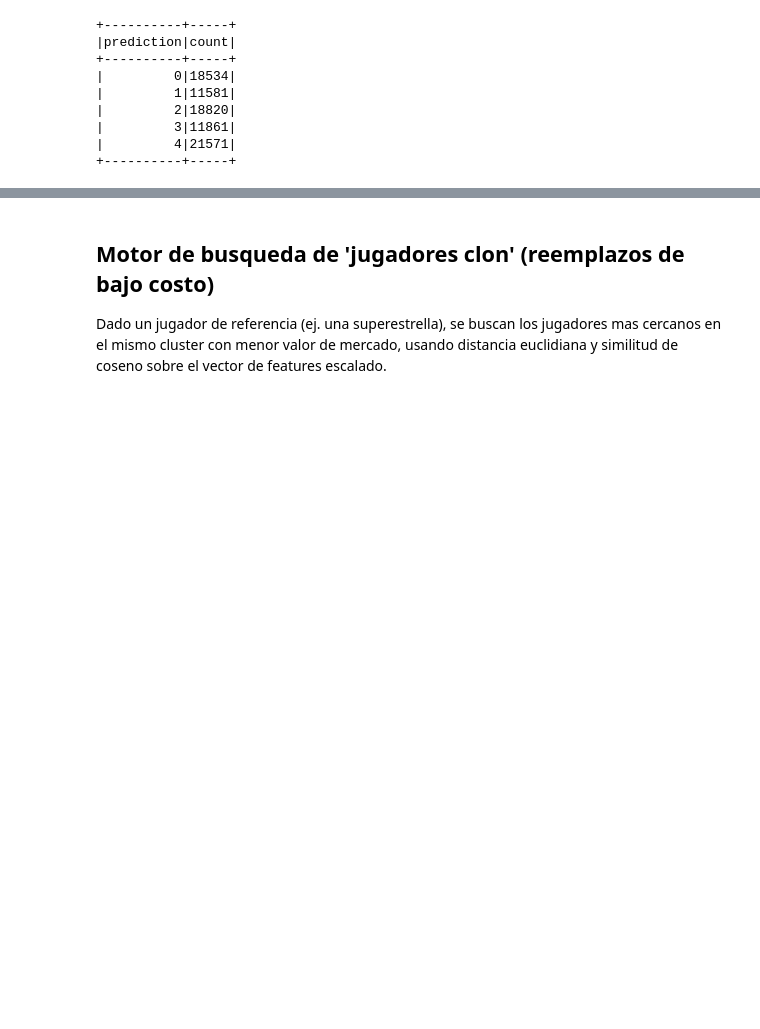
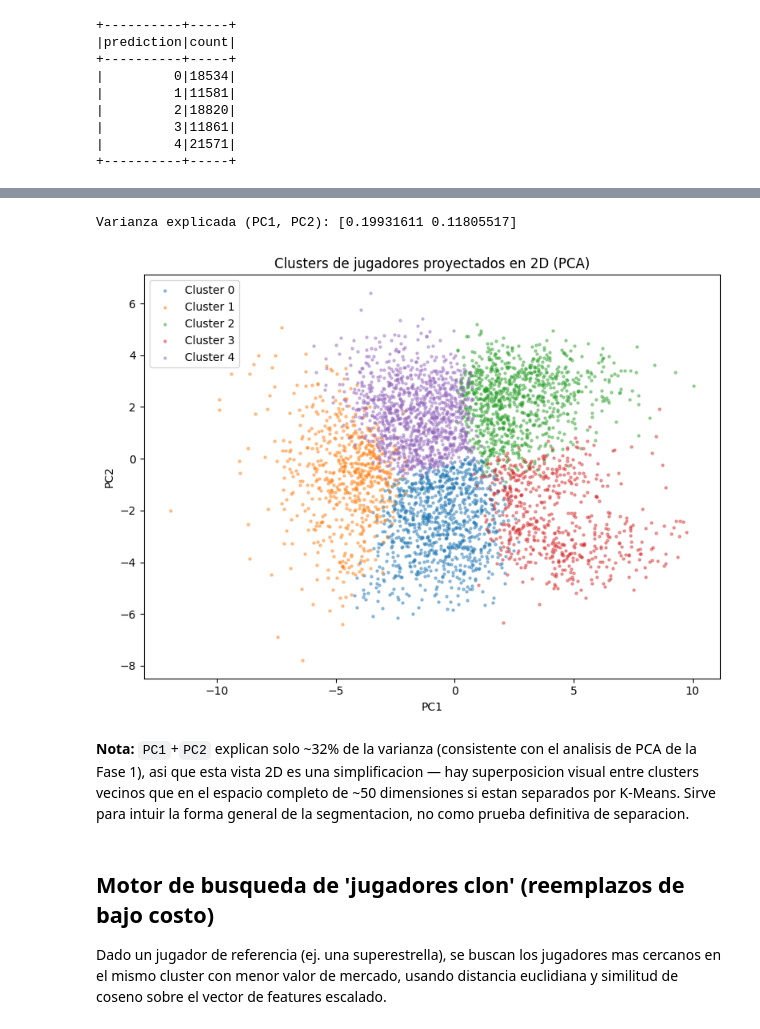
Before and after one commit to RodrigoAGA/proyecto-bigdata-scouting, a Jupyter notebook: notebooks/02_clustering.ipynb, the cells around one changed output, grey strips where cells are left out. Cells and saved outputs as stored; diff of their text form; code cells hidden in the pictures; blank space fills up the shorter version.

```diff
--- a/notebooks/02_clustering.ipynb
+++ b/notebooks/02_clustering.ipynb
@@ -129,0 +146,21 @@ clustered.groupBy('prediction').count().orderBy('prediction').show()
+# %%
+# Perfil de negocio: unir el cluster asignado con los atributos originales (sin escalar) para interpretar
+clustered_with_attrs = clustered.select('UID', 'prediction').join(
+    df_field.select(['UID', 'Position', 'Transfer_Value_num'] + attribute_cols), on='UID'
+)
+
+agg_exprs = [F.round(F.mean(c), 1).alias(c) for c in attribute_cols]
+cluster_profile = clustered_with_attrs.groupBy('prediction').agg(
+    F.count('*').alias('n_jugadores'),
+    F.round(F.mean('Transfer_Value_num'), 0).alias('valor_promedio'),
+    *agg_exprs
+).orderBy('prediction')
+
+cluster_profile.select('prediction', 'n_jugadores', 'valor_promedio').show()
+
+# Top 8 atributos mas altos por cluster, para describir el arquetipo de cada grupo
+profile_pd = cluster_profile.toPandas().set_index('prediction')
+for cl in profile_pd.index:
+    top_attrs = profile_pd.loc[cl, attribute_cols].sort_values(ascending=False).head(8)
+    print(f"\nCluster {cl} (n={int(profile_pd.loc[cl, 'n_jugadores'])}, valor_prom={profile_pd.loc[cl, 'valor_promedio']:.0f}):")
+    print(top_attrs)
@@ -129,0 +226,25 @@ clustered.groupBy('prediction').count().orderBy('prediction').show()
+# %%
+from pyspark.ml.feature import PCA
+import matplotlib.pyplot as plt
+import pandas as pd
+
+pca_viz = PCA(k=2, inputCol='features', outputCol='pca_features')
+pca_viz_model = pca_viz.fit(clustered)
+print('Varianza explicada (PC1, PC2):', pca_viz_model.explainedVariance.toArray())
+
+viz_df = pca_viz_model.transform(clustered).select('pca_features', 'prediction')
+sample_pd = viz_df.sample(fraction=0.05, seed=42).toPandas()
+sample_pd[['pc1', 'pc2']] = sample_pd['pca_features'].apply(lambda v: pd.Series(v.toArray()))
+
+plt.figure(figsize=(8, 6))
+for cl in sorted(sample_pd['prediction'].unique()):
+    sub = sample_pd[sample_pd['prediction'] == cl]
+    plt.scatter(sub['pc1'], sub['pc2'], s=5, alpha=0.4, label=f'Cluster {cl}')
+plt.legend()
+plt.title('Clusters de jugadores proyectados en 2D (PCA)')
+plt.xlabel('PC1')
+plt.ylabel('PC2')
+plt.tight_layout()
+plt.savefig('../reports/figures/clusters_pca_2d.png', dpi=120)
+plt.show()
+# %% [output]
@@ -130,3 +252,10 @@ clustered.groupBy('prediction').count().orderBy('prediction').show()
+Varianza explicada (PC1, PC2): [0.19931611 0.11805517]
+[figure, added]
+# %% [markdown]
+**Nota:** `PC1`+`PC2` explican solo ~32% de la varianza (consistente con el analisis de PCA de la Fase 1), asi
+que esta vista 2D es una simplificacion — hay superposicion visual entre clusters vecinos que en el espacio
+completo de ~50 dimensiones si estan separados por K-Means. Sirve para intuir la forma general de la
+segmentacion, no como prueba definitiva de separacion.
 # %% [markdown]
 ## Motor de busqueda de 'jugadores clon' (reemplazos de bajo costo)
 
```
Also changed, not shown: parts of 9 cells of this notebook, 6 other files.
